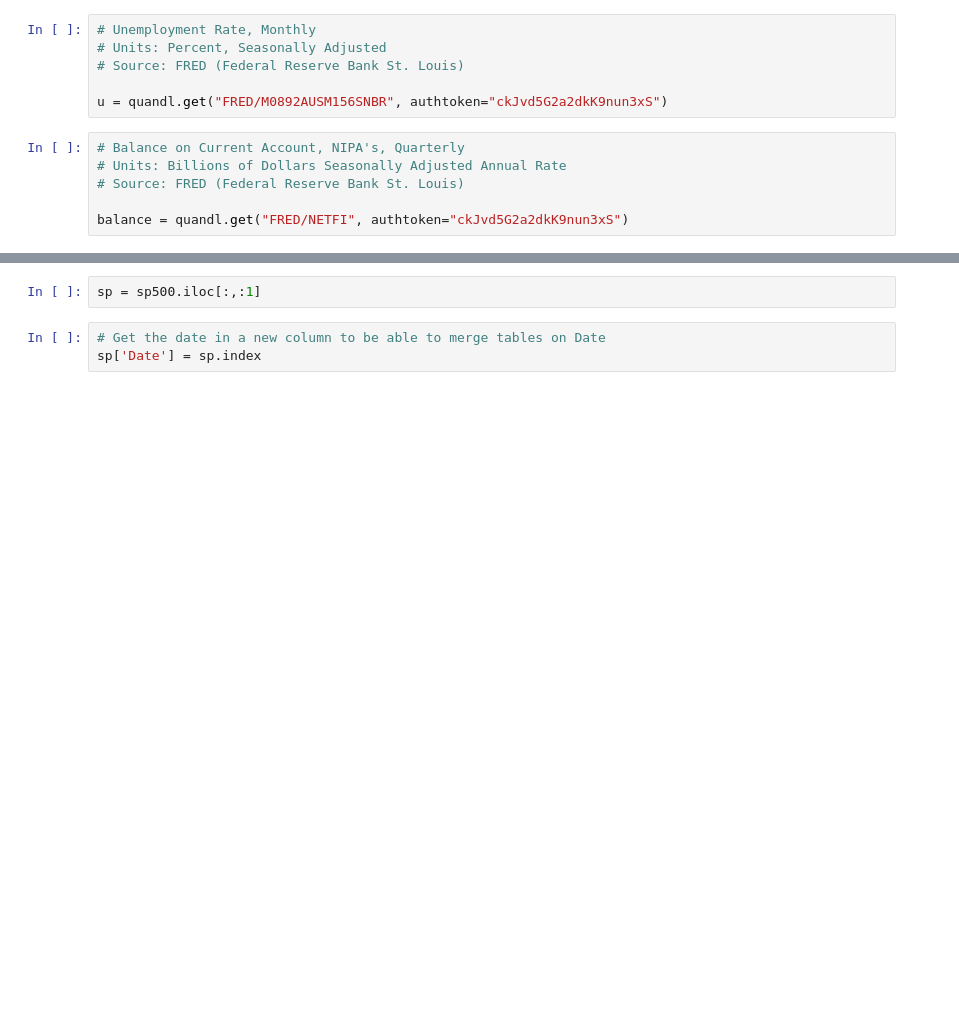
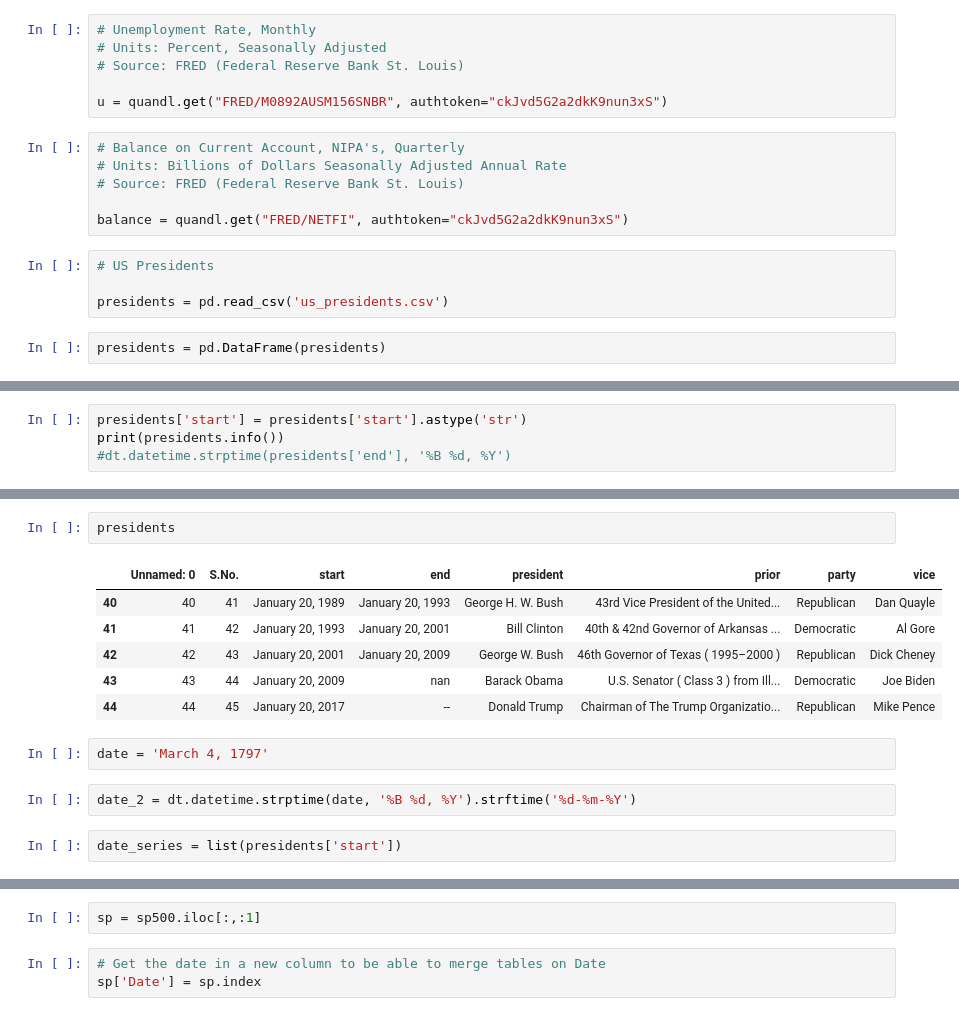
Before and after one commit to Carterbouley/mod_3_project, a Jupyter notebook: Aroa_notebook.ipynb, the cells around one changed output, grey strips where cells are left out. Drawn from its saved outputs; the diff is of its cells as text; blank space fills up the shorter version.

Commit message:
presidents table

```diff
--- a/Aroa_notebook.ipynb
+++ b/Aroa_notebook.ipynb
@@ -33,3 +37,9 @@ u = quandl.get("FRED/M0892AUSM156SNBR", authtoken="ckJvd5G2a2dkK9nun3xS")
 # Source: FRED (Federal Reserve Bank St. Louis)
 
 balance = quandl.get("FRED/NETFI", authtoken="ckJvd5G2a2dkK9nun3xS")
+# %%
+# US Presidents
+
+presidents = pd.read_csv('us_presidents.csv')
+# %%
+presidents = pd.DataFrame(presidents)
@@ -35,0 +51,4 @@ balance = quandl.get("FRED/NETFI", authtoken="ckJvd5G2a2dkK9nun3xS")
+# %%
+presidents['start'] = presidents['start'].astype('str')
+print(presidents.info())
+#dt.datetime.strptime(presidents['end'], '%B %d, %Y')
@@ -35,0 +70,15 @@ balance = quandl.get("FRED/NETFI", authtoken="ckJvd5G2a2dkK9nun3xS")
+# %%
+presidents
+# %% [output]
+|  | Unnamed: 0 | S.No. | start | end | president | prior | party | vice |
+| 40 | 40 | 41 | January 20, 1989 | January 20, 1993 | George H. W. Bush | 43rd Vice President of the United... | Republican | Dan Quayle |
+| 41 | 41 | 42 | January 20, 1993 | January 20, 2001 | Bill Clinton | 40th & 42nd Governor of Arkansas ... | Democratic | Al Gore |
+| 42 | 42 | 43 | January 20, 2001 | January 20, 2009 | George W. Bush | 46th Governor of Texas ( 1995–2000 ) | Republican | Dick Cheney |
+| 43 | 43 | 44 | January 20, 2009 | nan | Barack Obama | U.S. Senator ( Class 3 ) from Ill... | Democratic | Joe Biden |
+| 44 | 44 | 45 | January 20, 2017 | -- | Donald Trump | Chairman of The Trump Organizatio... | Republican | Mike Pence |
+# %%
+date = 'March 4, 1797'
+# %%
+date_2 = dt.datetime.strptime(date, '%B %d, %Y').strftime('%d-%m-%Y')
+# %%
+date_series = list(presidents['start'])
```
Also changed, not shown: parts of 25 cells of this notebook.
